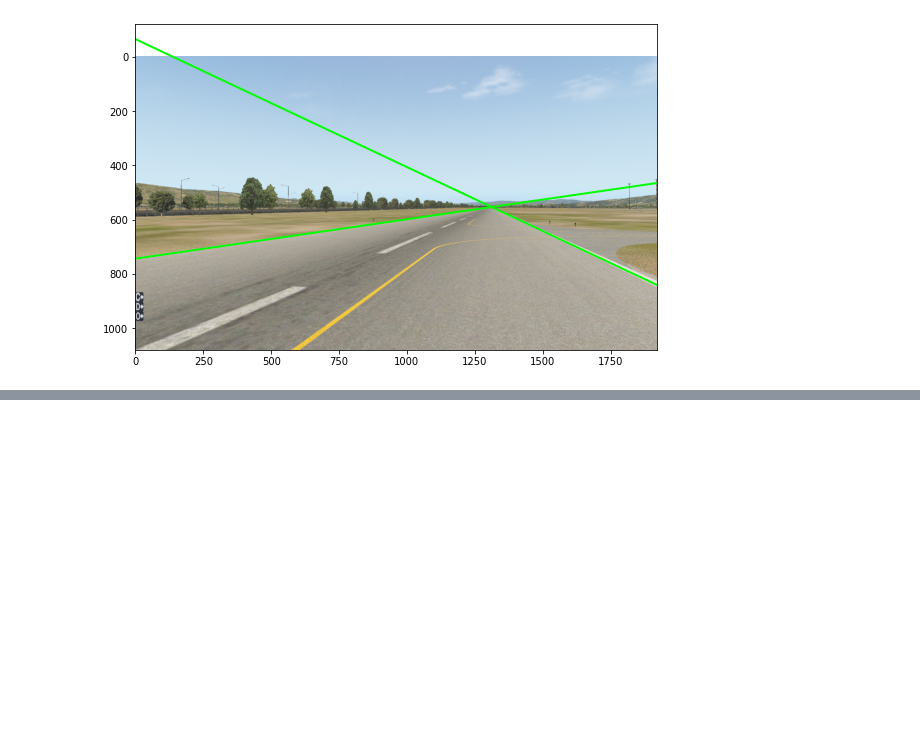
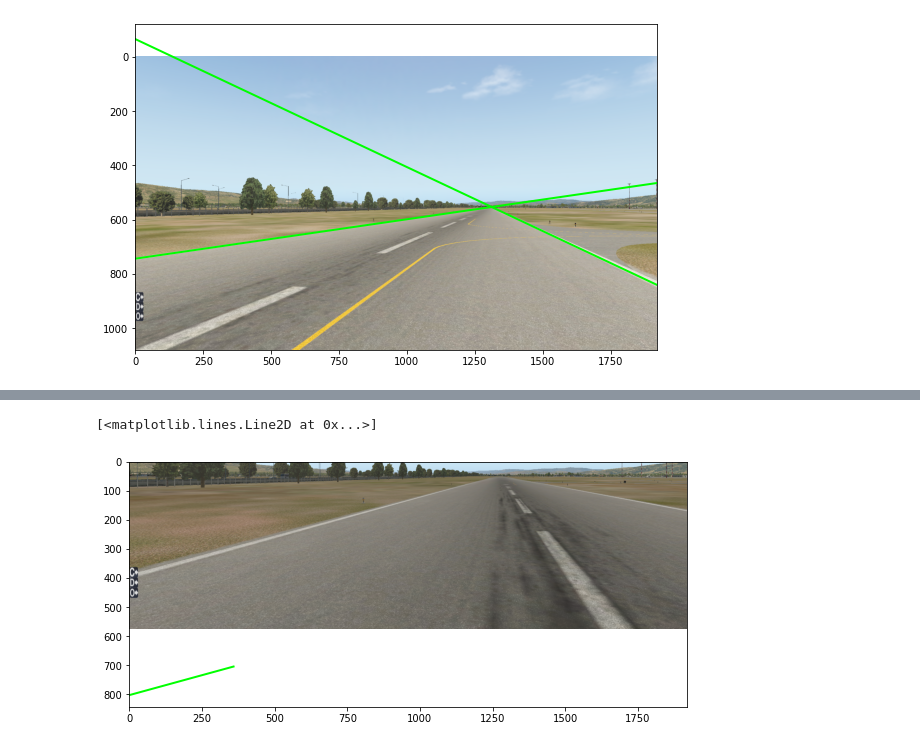
Before and after one commit to smkatz12/ModelBasedTaxiNav, a Jupyter notebook: src/data_collection/viz_data.ipynb, the cells around one changed output, grey strips where cells are left out. Drawn from its saved outputs; the diff is of its cells as text; code cells hidden in the pictures; blank space fills up the shorter version.

```diff
--- a/src/data_collection/viz_data.ipynb
+++ b/src/data_collection/viz_data.ipynb
@@ -65,0 +115,19 @@ plot_image_with_label(dataset_dir, '9999.png')
+# %%
+img_cropped = img[504:, :, :]
+right_line_cropped = get_cropped_line(
+    rightx1, righty1, rightx2, righty2, 1, 1, 100)
+left_line_cropped = get_cropped_line(
+    leftx1, lefty1, leftx2, lefty2, 1, 1, 100)
+# %%
+plt.figure(figsize=(10, 6))
+plt.imshow(img_cropped)
+
+xright, yright = get_pixels(right_line_cropped, 360)
+xleft, yleft = get_pixels(left_line_cropped, 360)
+
+# plt.scatter([rightx1 * factorw, rightx2 * factorw],
+#             [righty1 * factorh - 100, righty2 * factorh - 100], c='red')
+plt.plot(xright, yright, c='lime', linewidth=2.0)
+# %% [output]
+[<matplotlib.lines.Line2D at 0x...>]
+[figure, added]
```
Also changed, not shown: parts of 16 cells of this notebook, 33 other files.
